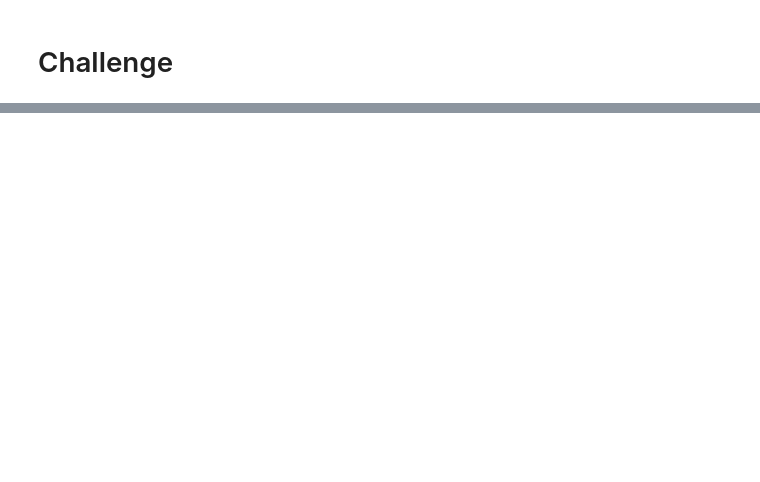
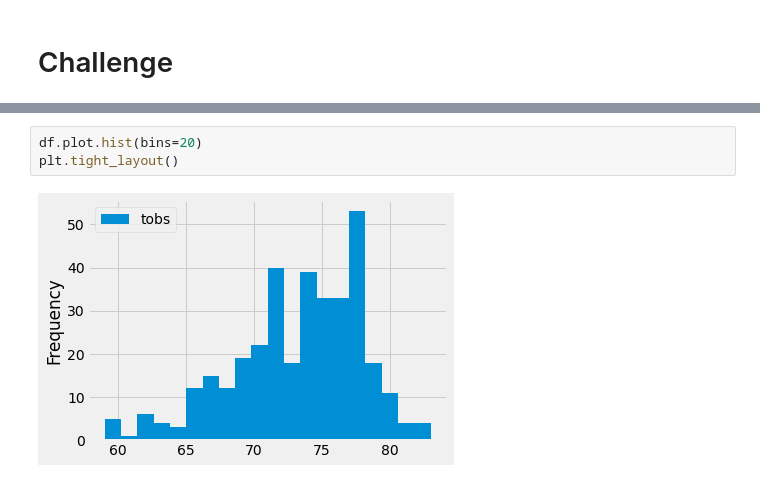
Before and after one commit to smulhern03-bootcamp/surfs_up, a Jupyter notebook: climate_analysis.ipynb, the cells around one changed output, grey strips where cells are left out. Drawn from its saved outputs; the diff is of its cells as text; blank space fills up the shorter version.

```diff
--- a/climate_analysis.ipynb
+++ b/climate_analysis.ipynb
@@ -88,0 +124,5 @@ df.describe()
+# %%
+df.plot.hist(bins=20)
+plt.tight_layout()
+# %% [output]
+[figure, added]
```
Also changed, not shown: parts of 6 cells of this notebook, 1 other file.
